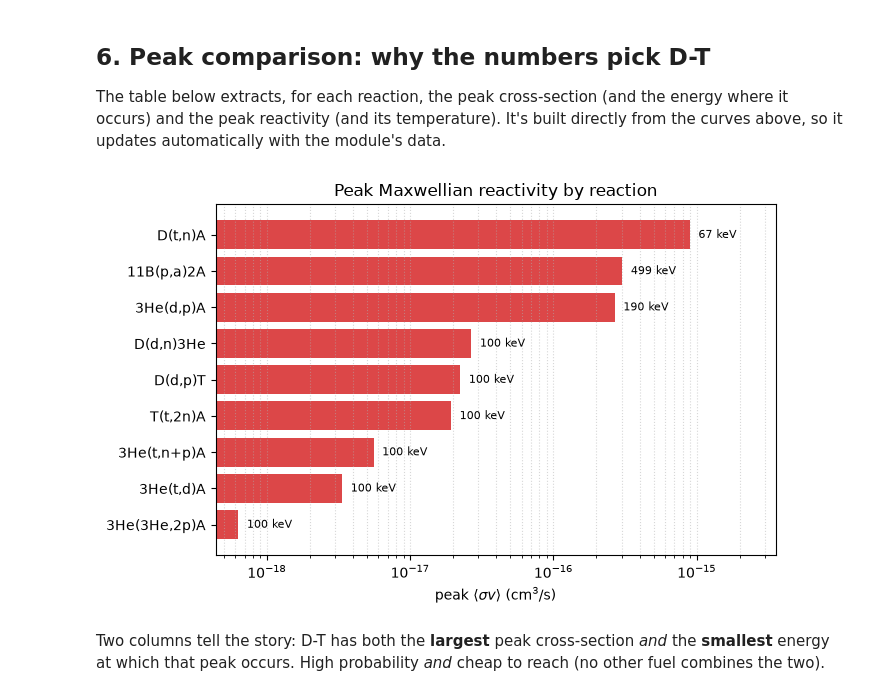
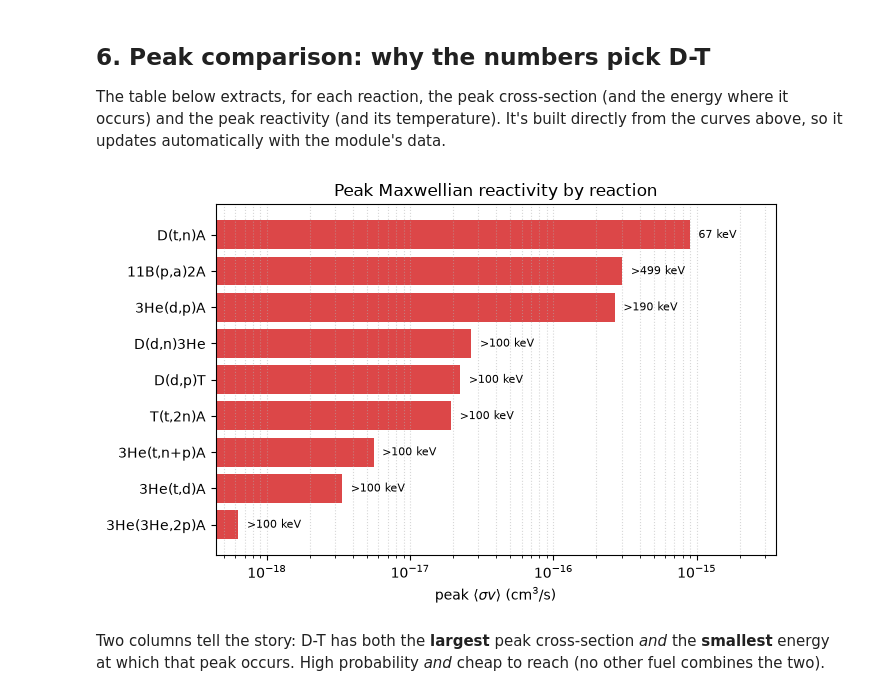
Before and after one commit to PlasmaPy/PlasmaPy, a Jupyter notebook: docs/notebooks/formulary/fusion_reactions.ipynb, the cells around one changed output. Drawn from its saved outputs; the diff is of its cells as text; code cells hidden in the pictures.

Commit message:
First round of feedback implimentation

```diff
--- a/docs/notebooks/formulary/fusion_reactions.ipynb
+++ b/docs/notebooks/formulary/fusion_reactions.ipynb
@@ -204,39 +202,49 @@ it occurs) and the peak reactivity (and its temperature). It's built directly fr
 curves above, so it updates automatically with the module's data.
 # %%
 T = np.logspace(0, 3, 2000) * u.keV
+T_keV = T.to_value(u.keV)
 
 peaks = []
 for reaction in RXTY_REACTIONS:
     sv = np.asarray(fusion_reactivity(T, reaction).to_value(u.cm**3 / u.s), dtype=float)
-    i = int(np.nanargmax(sv))  # NaN-safe: out-of-range temps are NaN now
-    peaks.append((reaction, sv[i], T[i].to_value(u.keV)))
+    valid = np.flatnonzero(~np.isnan(sv))
+    if valid.size == 0:
+        continue
+    i = valid[np.argmax(sv[valid])]
+    at_edge = (
+        i == valid[-1]
+    )  # peak is at the top of the fit range, true peak is beyond it
+    peaks.append((reaction, sv[i], T_keV[i], at_edge))
 
-peaks.sort(key=lambda row: row[1], reverse=True)  # biggest peak first
-labels = [r for r, _, _ in peaks]
-sv_peak = np.array([s for _, s, _ in peaks])
-T_peak = np.array([t for _, _, t in peaks])
+peaks.sort(key=lambda row: row[1], reverse=True)
+labels = [r for r, _, _, _ in peaks]
+sv_peak = np.array([s for _, s, _, _ in peaks])
+T_peak = np.array([t for _, _, t, _ in peaks])
+edge = [e for _, _, _, e in peaks]
 
 # chart
 fig, ax = plt.subplots(figsize=(7, 4.5))
 y = np.arange(len(labels))
 ax.barh(y, sv_peak, color="tab:red", alpha=0.85)
 ax.set_yticks(y)
 ax.set_yticklabels(labels)
 ax.invert_yaxis()  # largest peak at the top
 ax.set_xscale("log")
 ax.set_xlabel(r"peak $\langle\sigma v\rangle$ (cm$^3$/s)")
 ax.set_title("Peak Maxwellian reactivity by reaction")
 ax.grid(visible=True, axis="x", which="both", ls=":", alpha=0.5)
 
 # annotate each bar with the temperature at which it peaks
-for yi, s, t in zip(y, sv_peak, T_peak, strict=True):
-    ax.text(s * 1.15, yi, f"{t:.0f} keV", va="center", fontsize=8)
+# ">" means the fit range ended before the true peak
+for yi, s, t, e in zip(y, sv_peak, T_peak, edge, strict=True):
+    prefix = ">" if e else ""
+    ax.text(s * 1.15, yi, f"{prefix}{t:.0f} keV", va="center", fontsize=8)
 ax.set_xlim(right=sv_peak.max() * 4)
 
 plt.tight_layout()
 plt.show()
 # %% [output]
-[figure, old version]
+[figure, new version]
 # %% [markdown]
 Two columns tell the story: D-T has both the **largest** peak cross-section *and* the
 **smallest** energy at which that peak occurs. High probability *and* cheap to reach
```
Also changed, not shown: parts of 9 cells of this notebook.
